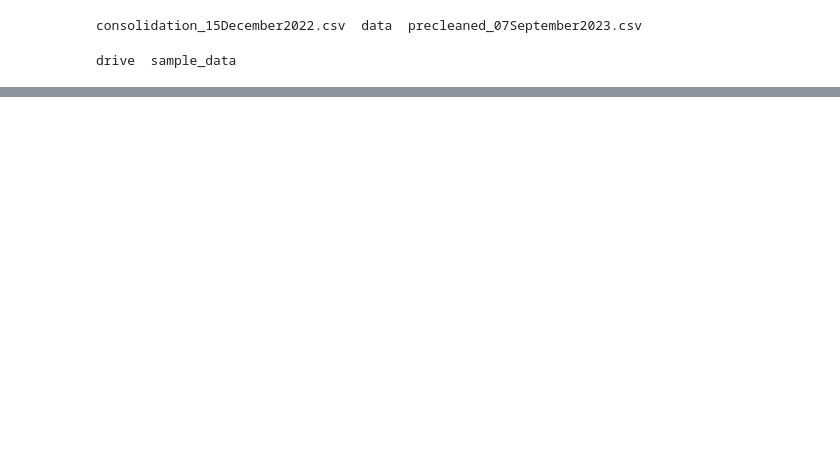
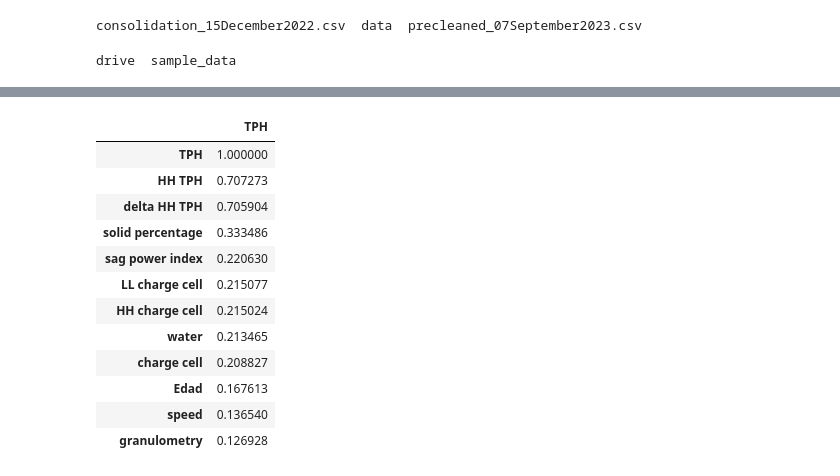
Before and after one commit to JLCdata/Tesis-Magister, a Jupyter notebook: notebooks/notebooks solution based on RL/EDA.ipynb, the cells around one changed output, grey strips where cells are left out. Drawn from its saved outputs; the diff is of its cells as text; code cells hidden in the pictures; blank space fills up the shorter version.

```diff
--- a/notebooks/notebooks solution based on RL/EDA.ipynb
+++ b/notebooks/notebooks solution based on RL/EDA.ipynb
@@ -78,0 +156,18 @@ df_clean.head()
+# %%
+corr_tph=pd.DataFrame(df_corr.abs().TPH.sort_values(ascending=False))
+top_corr=corr_tph#[corr_tph.TPH>=0.1]
+top_corr
+# %% [output]
+|  | TPH |
+| TPH | 1.000000 |
+| HH TPH | 0.707273 |
+| delta HH TPH | 0.705904 |
+| solid percentage | 0.333486 |
+| sag power index | 0.220630 |
+| LL charge cell | 0.215077 |
+| HH charge cell | 0.215024 |
+| water | 0.213465 |
+| charge cell | 0.208827 |
+| Edad | 0.167613 |
+| speed | 0.136540 |
+| granulometry | 0.126928 |
```
Also changed, not shown: parts of 11 cells of this notebook.
